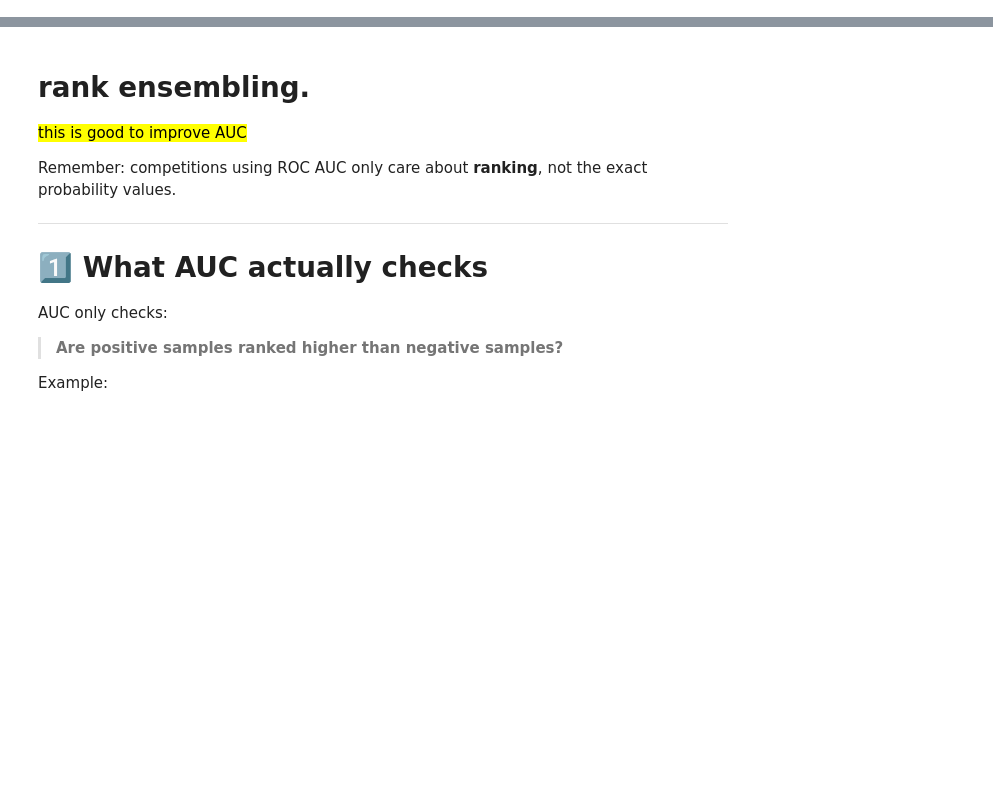
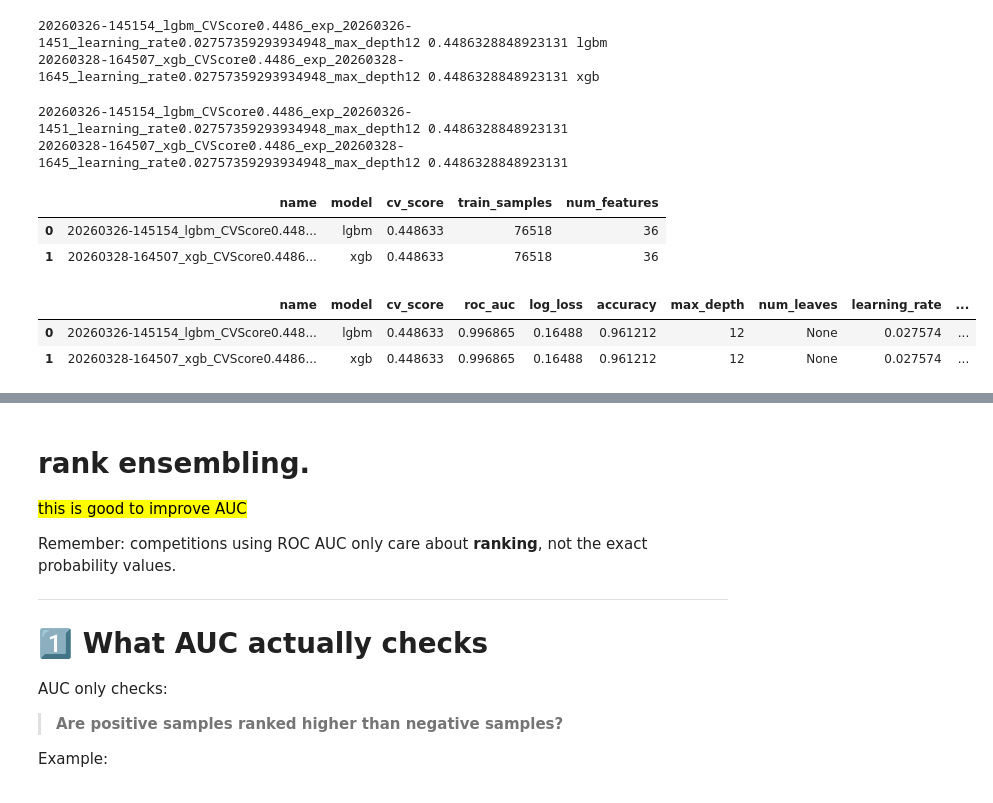
Before and after one commit to ismailSadouki/x42, a Jupyter notebook: notebooks/ensamble.ipynb, the cells around one changed output, grey strips where cells are left out. Cells and saved outputs as stored; diff of their text form; code cells hidden in the pictures; blank space fills up the shorter version.

```diff
--- a/notebooks/ensamble.ipynb
+++ b/notebooks/ensamble.ipynb
@@ -129,0 +102,62 @@ ensemble_submission_df.head(10)
+# %%
+# Example: print CV score and model name for all experiments
+for exp in experiments:
+    print(exp["name"], exp["metadata"].get("cv_score"), exp["metadata"].get("model_name"))
+# %% [output]
+20260326-145154_lgbm_CVScore0.4486_exp_20260326-1451_learning_rate0.02757359293934948_max_depth12 0.4486328848923131 lgbm
+20260328-164507_xgb_CVScore0.4486_exp_20260328-1645_learning_rate0.02757359293934948_max_depth12 0.4486328848923131 xgb
+# %%
+# Sort experiments by CV score descending
+experiments_sorted = sorted(experiments, key=lambda x: x["metadata"].get("cv_score", 0), reverse=True)
+
+# Show top 5 experiments
+for exp in experiments_sorted[:5]:
+    print(exp["name"], exp["metadata"]["cv_score"])
+# %% [output]
+20260326-145154_lgbm_CVScore0.4486_exp_20260326-1451_learning_rate0.02757359293934948_max_depth12 0.4486328848923131
+20260328-164507_xgb_CVScore0.4486_exp_20260328-1645_learning_rate0.02757359293934948_max_depth12 0.4486328848923131
+# %%
+exp_summary = pd.DataFrame([
+    {
+        "name": exp["name"],
+        "model": exp["metadata"].get("model_name"),
+        "cv_score": exp["metadata"].get("cv_score"),
+        "train_samples": exp["metadata"].get("num_samples"),
+        "num_features": exp["metadata"].get("num_features"),
+    }
+    for exp in experiments
+])
+
+exp_summary.sort_values("cv_score", ascending=False)
+# %% [output]
+|  | name | model | cv_score | train_samples | num_features |
+| 0 | 20260326-145154_lgbm_CVScore0.448... | lgbm | 0.448633 | 76518 | 36 |
+| 1 | 20260328-164507_xgb_CVScore0.4486... | xgb | 0.448633 | 76518 | 36 |
+# %%
+# Assuming your experiments are in a variable called `experiments`
+exp_summary = pd.DataFrame([
+    {
+        "name": exp["name"],
+        "model": exp["metadata"].get("model_name"),
+        "cv_score": exp["metadata"].get("cv_score"),
+        "roc_auc": exp["metrics"].get("ROC AUC"),
+        "log_loss": exp["metrics"].get("Log Loss"),
+        "accuracy": exp["metrics"].get("Accuracy"),
+        "max_depth": exp["params"].get("max_depth"),
+        "num_leaves": exp["params"].get("num_leaves"),
+        "learning_rate": exp["params"].get("learning_rate"),
+        "train_time_s": exp["metadata"].get("train_time_seconds"),
+        "num_samples": exp["metadata"].get("num_samples"),
+        "num_features": exp["metadata"].get("num_features"),
+        "path": exp["path"]
+    }
+    for exp in experiments
+])
+
+# Sort by CV score
+exp_summary = exp_summary.sort_values("cv_score", ascending=False).reset_index(drop=True)
+exp_summary.head(10)
+# %% [output]
+|  | name | model | cv_score | roc_auc | log_loss | accuracy | max_depth | num_leaves | learning_rate | ... |
+| 0 | 20260326-145154_lgbm_CVScore0.448... | lgbm | 0.448633 | 0.996865 | 0.16488 | 0.961212 | 12 | None | 0.027574 | ... |
+| 1 | 20260328-164507_xgb_CVScore0.4486... | xgb | 0.448633 | 0.996865 | 0.16488 | 0.961212 | 12 | None | 0.027574 | ... |
```
Also changed, not shown: parts of 17 cells of this notebook, 4 other files.
